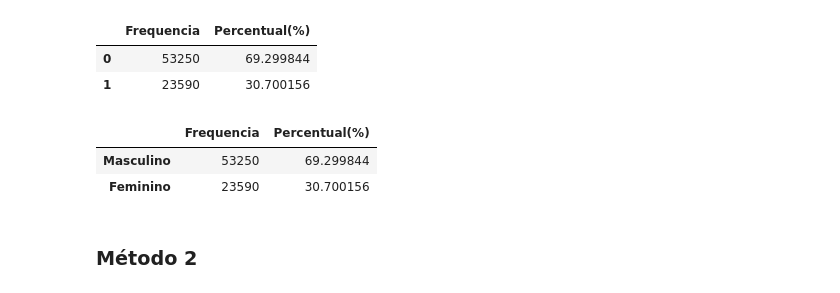
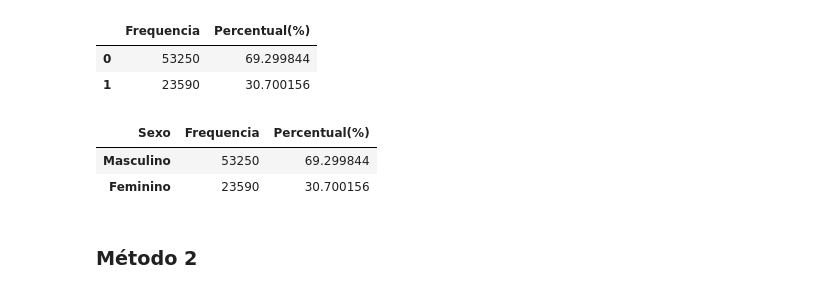
Before and after one commit to Florenncio/data_exploration_pnad2015, a Jupyter notebook: Curso_de_Estatística_Parte_1.ipynb, the cells around one changed output. Saved outputs shown, nothing was run; the diff lists cells and outputs as text; code cells hidden in the pictures.

```diff
--- a/Curso_de_Estatística_Parte_1.ipynb
+++ b/Curso_de_Estatística_Parte_1.ipynb
@@ -230,11 +230,13 @@ freq_qual_sexo
 | 1 | 23590 | 30.700156 |
 # %%
 freq_qual_sexo.rename(index = {0:'Masculino', 1:'Feminino'}, inplace=True)
-freq_qual_sexo.rename_axis('Sexo' axis='columns')
+freq_qual_sexo.rename_axis('Sexo', axis='columns', inplace=True)
-# %% [output]
-|  | Frequencia | Percentual(%) |
-| Masculino | 53250 | 69.299844 |
-| Feminino | 23590 | 30.700156 |
+# %%
+freq_qual_sexo
+# %% [output]
+| Sexo | Frequencia | Percentual(%) |
+| Masculino | 53250 | 69.299844 |
+| Feminino | 23590 | 30.700156 |
 # %% [markdown]
 ### Método 2
 # %% [markdown]
```
Also changed, not shown: parts of 4 cells of this notebook.
